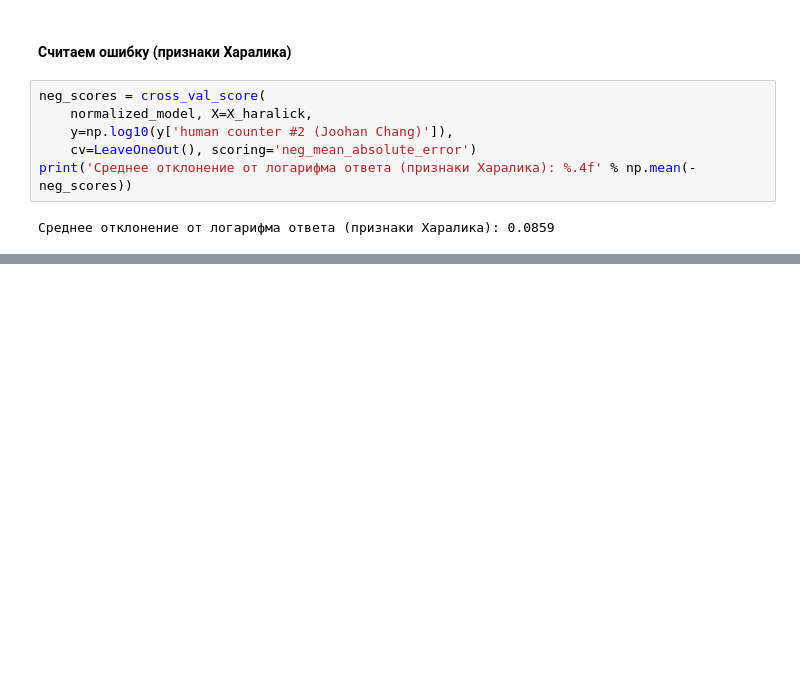
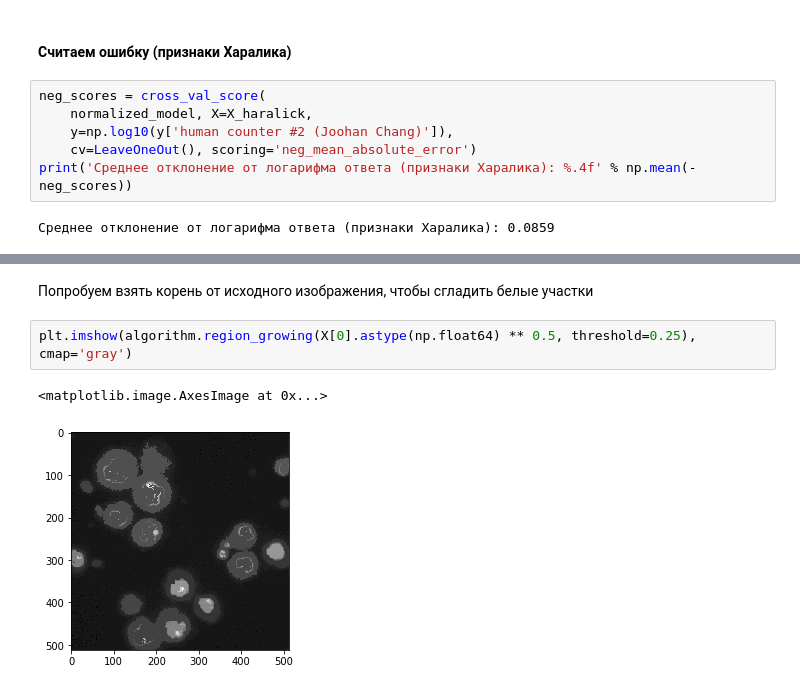
Before and after one commit to Essamirra/medical-images-processing, a Jupyter notebook: task.ipynb, the cells around one changed output, grey strips where cells are left out. Drawn from its saved outputs; the diff is of its cells as text; blank space fills up the shorter version.

```diff
--- a/task.ipynb
+++ b/task.ipynb
@@ -89,0 +107,7 @@ print('Среднее отклонение от логарифма ответа
+# %% [markdown]
+Попробуем взять корень от исходного изображения, чтобы сгладить белые участки
+# %%
+plt.imshow(algorithm.region_growing(X[0].astype(np.float64) ** 0.5, threshold=0.25), cmap='gray')
+# %% [output]
+<matplotlib.image.AxesImage at 0x...>
+[figure, added]
```
Also changed, not shown: parts of 13 cells of this notebook, 1 other file.
